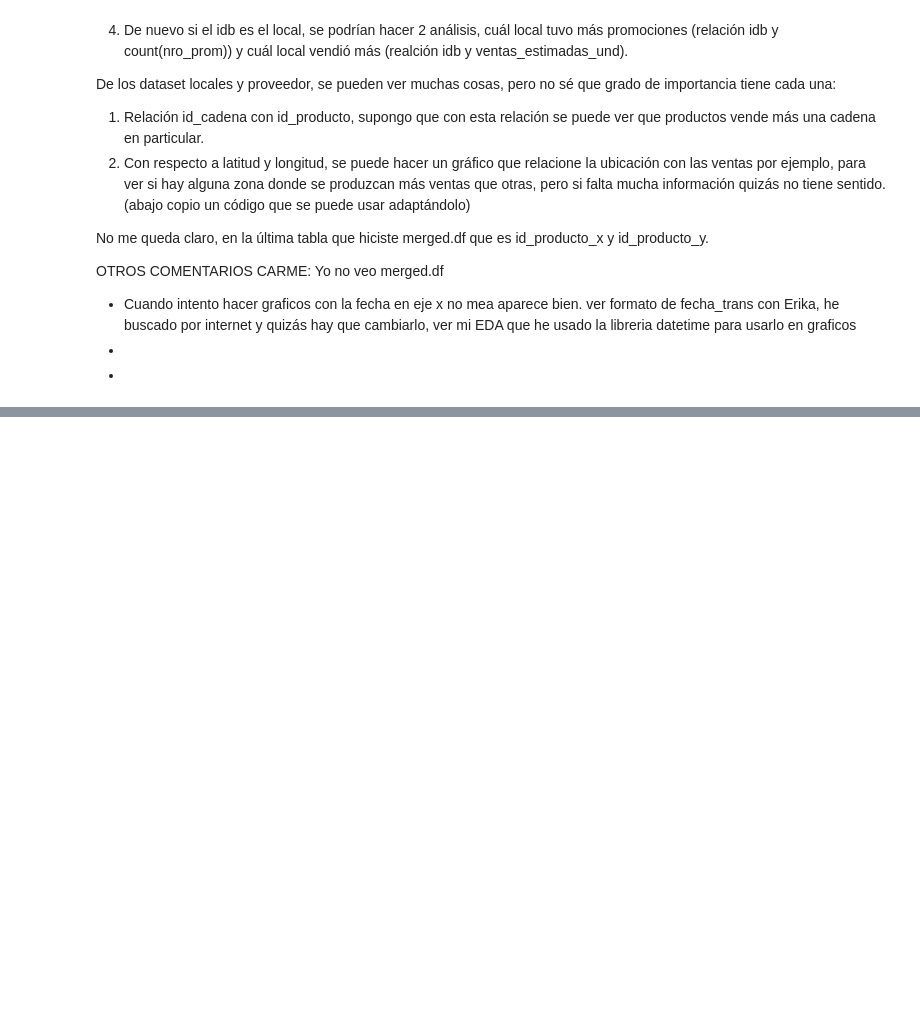
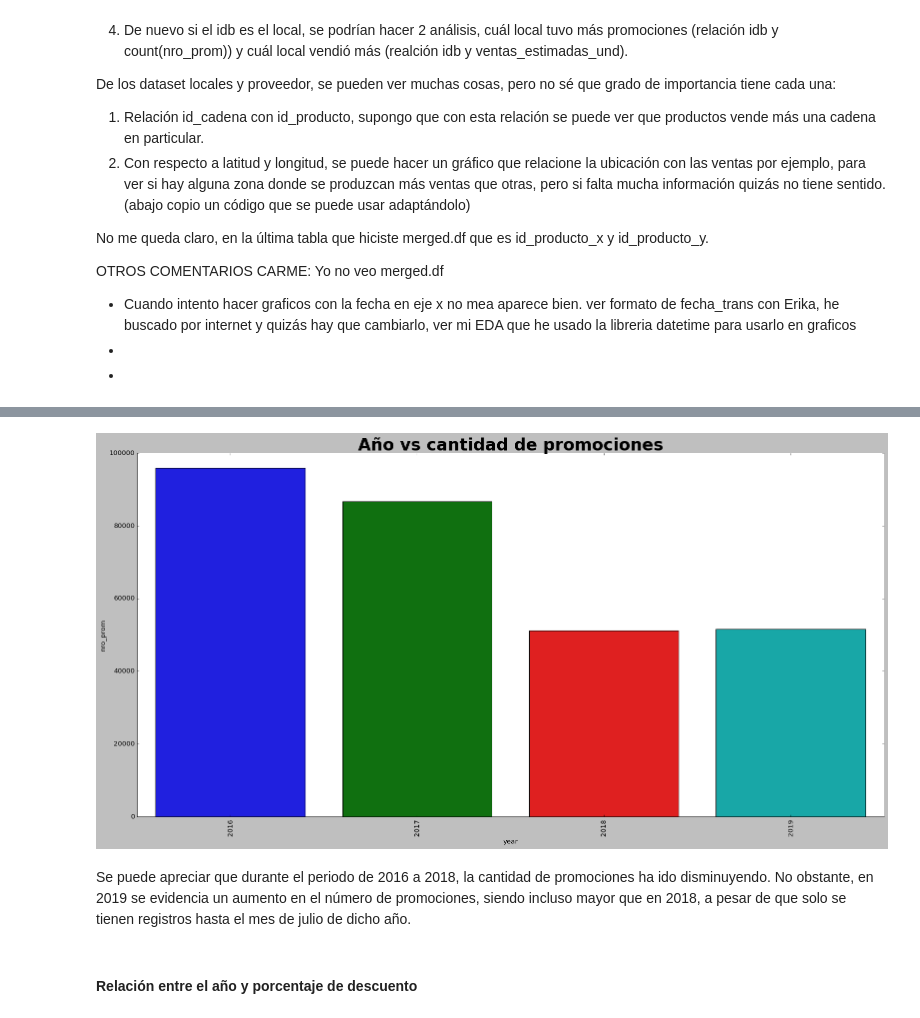
Before and after one commit to ErikaMelt/deodorants-project, a Jupyter notebook: eda/EDA_deodorants.ipynb, the cells around one changed output, grey strips where cells are left out. Saved outputs shown, nothing was run; the diff lists cells and outputs as text; code cells hidden in the pictures; blank space fills up the shorter version.

```diff
--- a/eda/EDA_deodorants.ipynb
+++ b/eda/EDA_deodorants.ipynb
@@ -50,0 +149,11 @@ OTROS COMENTARIOS CARME: Yo no veo merged.df
+# %%
+sns.catplot(x="year", y="nro_prom", data=año_promociones, kind= "bar" , height=10, aspect=2)
+plt.title("Año vs cantidad de promociones", fontsize=30, fontweight='bold')
+plt.xticks(rotation= 90)
+plt.show()
+# %% [output]
+[figure, added]
+# %% [markdown]
+Se puede apreciar que durante el periodo de 2016 a 2018, la cantidad de promociones ha ido disminuyendo. No obstante, en 2019 se evidencia un aumento en el número de promociones, siendo incluso mayor que en 2018, a pesar de que solo se tienen registros hasta el mes de julio de dicho año.
+# %% [markdown]
+#### Relación entre el año y porcentaje de descuento
```
Also changed, not shown: parts of 31 cells of this notebook.
